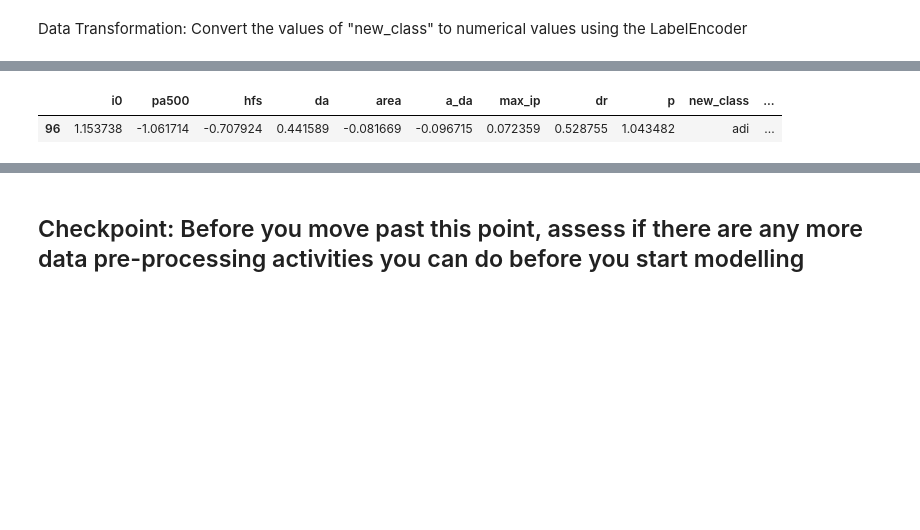
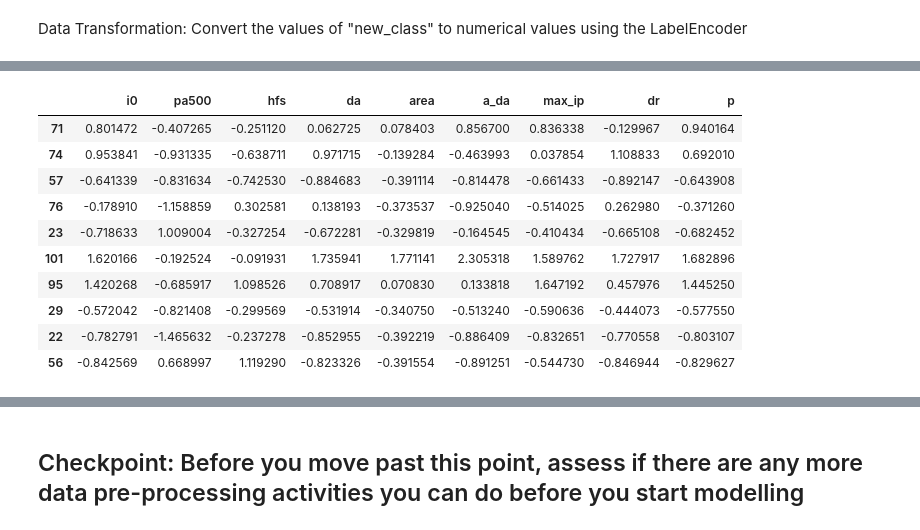
Before and after one commit to redlion47/DataScience, a Jupyter notebook: week12_Assessment/Week12 Assessment - ML with Python.ipynb, the cells around one changed output, grey strips where cells are left out. Cells and saved outputs as stored; diff of their text form; code cells hidden in the pictures; blank space fills up the shorter version.

```diff
--- a/week12_Assessment/Week12 Assessment - ML with Python.ipynb
+++ b/week12_Assessment/Week12 Assessment - ML with Python.ipynb
@@ -207 +239,4 @@ df.sample(10)
+# %%
+features = ['i0', 'pa500', 'hfs', 'da', 'area', 'a_da', 'max_ip','dr', 'p']
+label = ['new_class_labels']
 # %%
@@ -224,11 +253,23 @@ In case you used a LabelEncoder before this OneHotEncoder to convert the categor
 # %%
 ## Import standard scaler and standardize all numeric variables(which are not target variables)
 
 from sklearn.preprocessing import StandardScaler
 
 scaler=StandardScaler()
-df.loc[:,["i0" ,"pa500" ,"hfs" ,"da","area" ,"a_da" ,"max_ip" ,"dr","p" ,"new_class_labels"]] = scaler.fit_transform(df.drop(columns='new_class'))
-df.sample()
+feature_scaled = scaler.fit_transform(df.drop(columns = ['new_class', 'new_class_labels']))
+feature_scaled= pd.DataFrame(data = feature_scaled, columns = features)
+feature_scaled.sample(10)
+# feature1_df = pd.DataFrame(data = feature_scaled, columns = ['new_class_lbl','i0', 'pa500', 'hfs', 'da', 'area', 'a_da', 'max_ip','dr', 'p'])
+# feature1_df.sample(10)
 # %% [output]
-|  | i0 | pa500 | hfs | da | area | a_da | max_ip | dr | p | new_class | ... |
-| 96 | 1.153738 | -1.061714 | -0.707924 | 0.441589 | -0.081669 | -0.096715 | 0.072359 | 0.528755 | 1.043482 | adi | ... |
+|  | i0 | pa500 | hfs | da | area | a_da | max_ip | dr | p |
+| 71 | 0.801472 | -0.407265 | -0.251120 | 0.062725 | 0.078403 | 0.856700 | 0.836338 | -0.129967 | 0.940164 |
+| 74 | 0.953841 | -0.931335 | -0.638711 | 0.971715 | -0.139284 | -0.463993 | 0.037854 | 1.108833 | 0.692010 |
+| 57 | -0.641339 | -0.831634 | -0.742530 | -0.884683 | -0.391114 | -0.814478 | -0.661433 | -0.892147 | -0.643908 |
+| 76 | -0.178910 | -1.158859 | 0.302581 | 0.138193 | -0.373537 | -0.925040 | -0.514025 | 0.262980 | -0.371260 |
+| 23 | -0.718633 | 1.009004 | -0.327254 | -0.672281 | -0.329819 | -0.164545 | -0.410434 | -0.665108 | -0.682452 |
+| 101 | 1.620166 | -0.192524 | -0.091931 | 1.735941 | 1.771141 | 2.305318 | 1.589762 | 1.727917 | 1.682896 |
+| 95 | 1.420268 | -0.685917 | 1.098526 | 0.708917 | 0.070830 | 0.133818 | 1.647192 | 0.457976 | 1.445250 |
+| 29 | -0.572042 | -0.821408 | -0.299569 | -0.531914 | -0.340750 | -0.513240 | -0.590636 | -0.444073 | -0.577550 |
+| 22 | -0.782791 | -1.465632 | -0.237278 | -0.852955 | -0.392219 | -0.886409 | -0.832651 | -0.770558 | -0.803107 |
+| 56 | -0.842569 | 0.668997 | 1.119290 | -0.823326 | -0.391554 | -0.891251 | -0.544730 | -0.846944 | -0.829627 |
```
Also changed, not shown: parts of 27 cells of this notebook, 9 other files.
